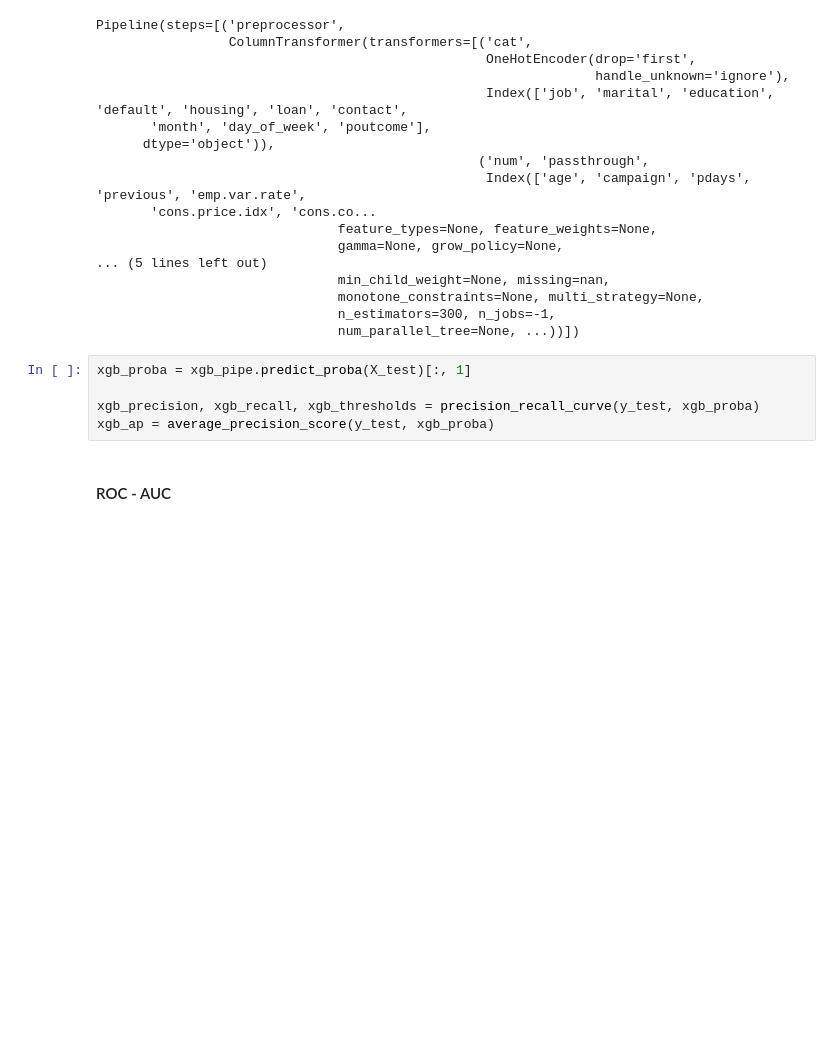
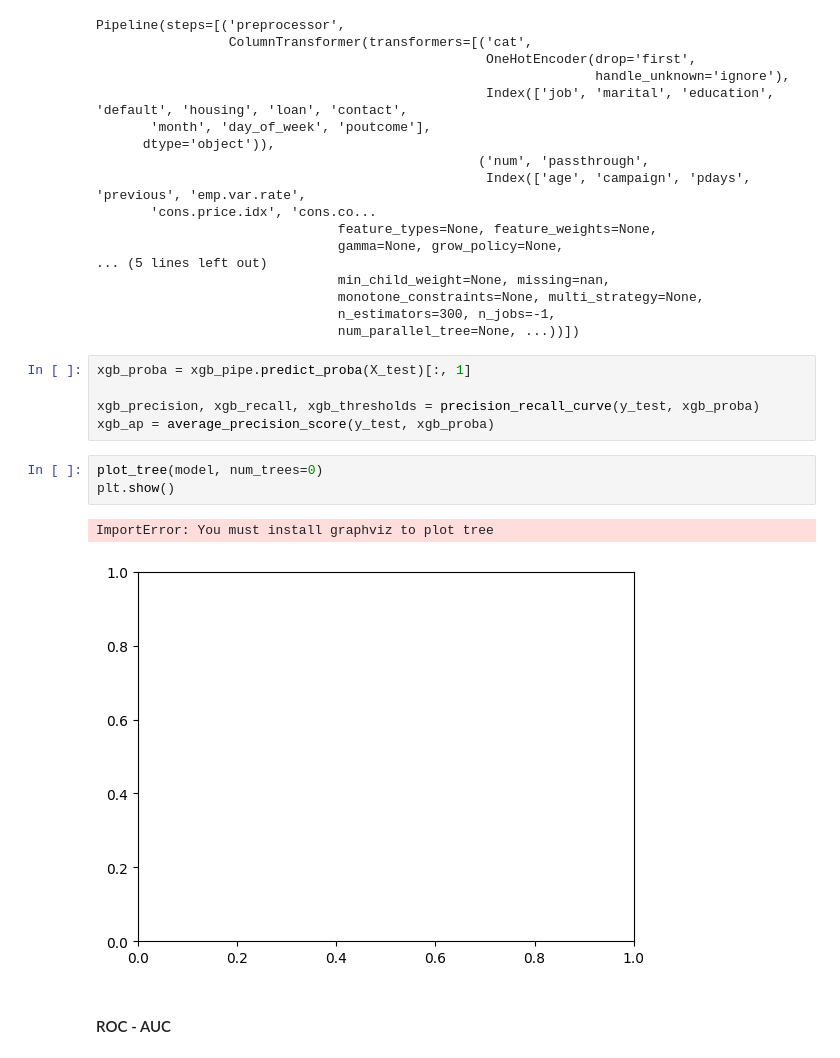
Before and after one commit to JoSticker/MADS-PREMOD03-Portfolio-Code, a Jupyter notebook: 02_wip/notebooks/02_model.ipynb, the cells around one changed output. Drawn from its saved outputs; the diff is of its cells as text; blank space fills up the shorter version.

Commit message:
tested model and eda

```diff
--- a/02_wip/notebooks/02_model.ipynb
+++ b/02_wip/notebooks/02_model.ipynb
@@ -333,6 +334,12 @@ xgb_proba = xgb_pipe.predict_proba(X_test)[:, 1]
 
 xgb_precision, xgb_recall, xgb_thresholds = precision_recall_curve(y_test, xgb_proba)
 xgb_ap = average_precision_score(y_test, xgb_proba)
+# %%
+plot_tree(model, num_trees=0)
+plt.show()
+# %% [output]
+ImportError: You must install graphviz to plot tree
+[figure, added]
 # %% [markdown]
 #### ROC - AUC
 # %%
```
Also changed, not shown: parts of 2 cells of this notebook.
